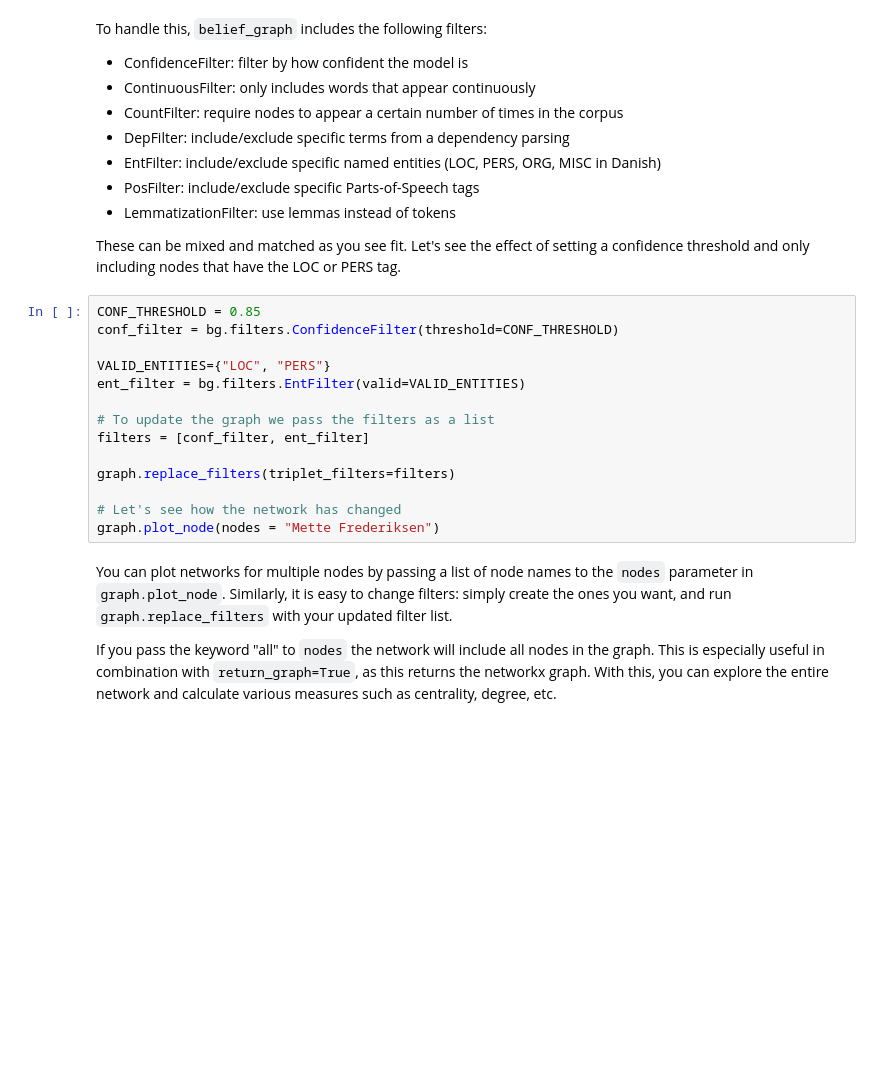
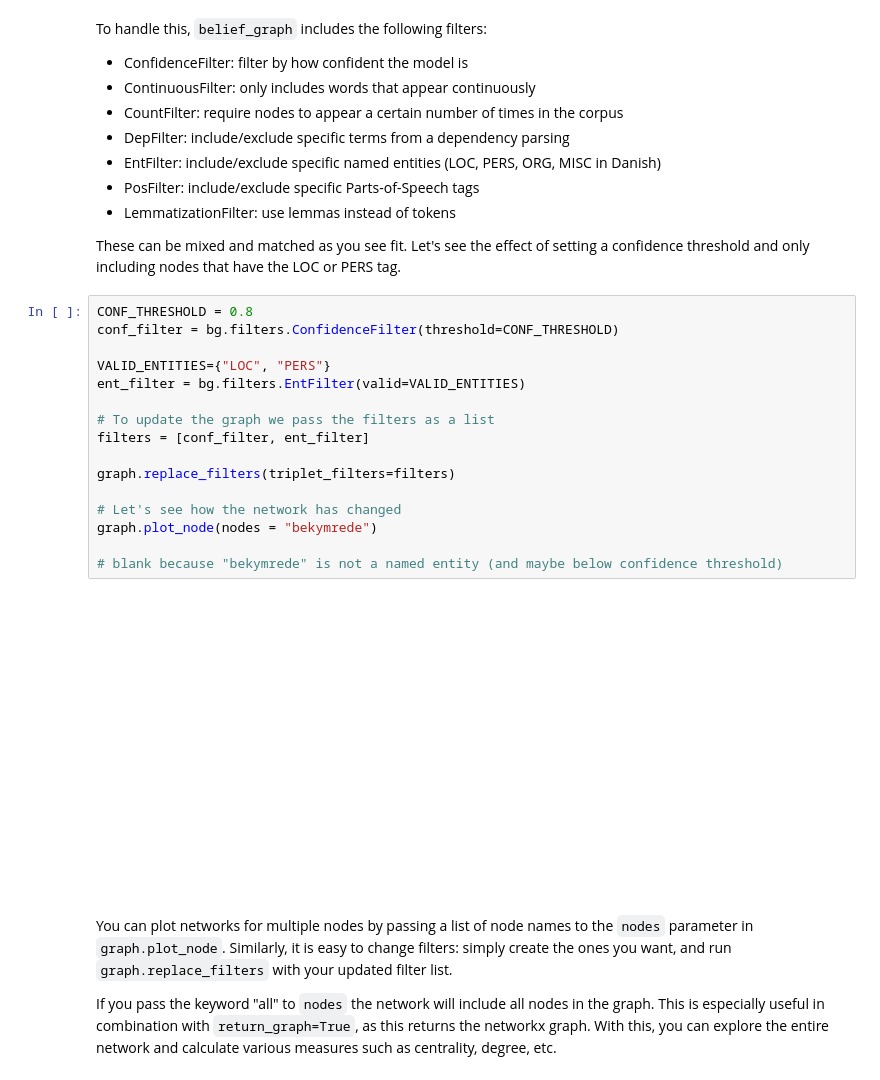
Before and after one commit to KennethEnevoldsen/Conspiracies, a Jupyter notebook: notebooks/tutorial.ipynb, the cells around one changed output. Cells and saved outputs as stored; diff of their text form; blank space fills up the shorter version.

```diff
--- a/notebooks/tutorial.ipynb
+++ b/notebooks/tutorial.ipynb
@@ -43,19 +46,23 @@ To handle this, `belief_graph` includes the following filters:
 
 These can be mixed and matched as you see fit. Let's see the effect of setting a confidence threshold and only including nodes that have the LOC or PERS tag.
 # %%
-CONF_THRESHOLD = 0.85
+CONF_THRESHOLD = 0.8
 conf_filter = bg.filters.ConfidenceFilter(threshold=CONF_THRESHOLD)
 
 VALID_ENTITIES={"LOC", "PERS"}
 ent_filter = bg.filters.EntFilter(valid=VALID_ENTITIES)
 
 # To update the graph we pass the filters as a list
 filters = [conf_filter, ent_filter]
 
 graph.replace_filters(triplet_filters=filters)
 
 # Let's see how the network has changed
-graph.plot_node(nodes = "Mette Frederiksen")
+graph.plot_node(nodes = "bekymrede")
+
+# blank because "bekymrede" is not a named entity (and maybe below confidence threshold)
+# %% [output]
+[figure, added]
 # %% [markdown]
 You can plot networks for multiple nodes by passing a list of node names to the `nodes` parameter in `graph.plot_node`. Similarly, it is easy to change filters: simply create the ones you want, and run `graph.replace_filters` with your updated filter list.
 
```
Also changed, not shown: parts of 7 cells of this notebook, 2 other files.
